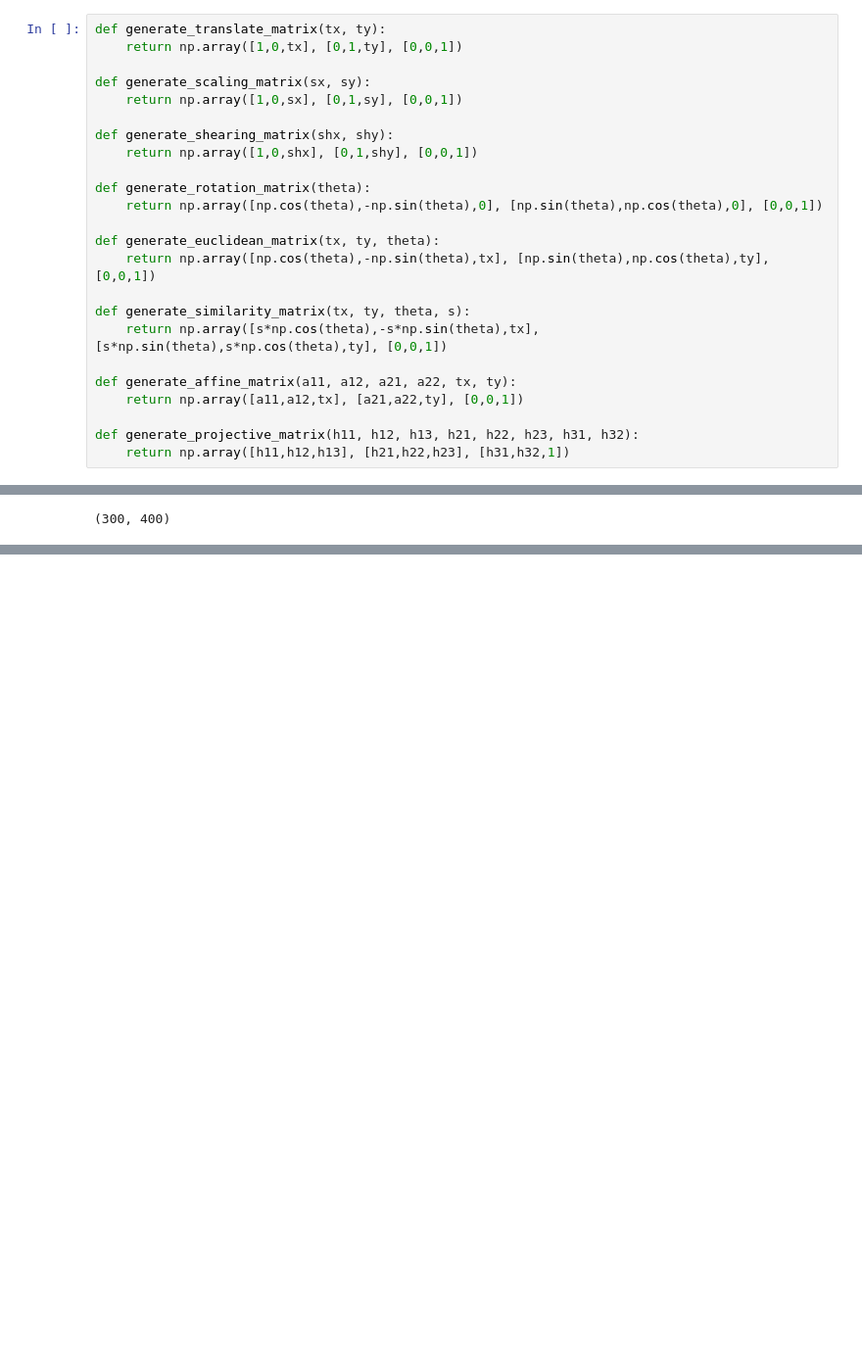
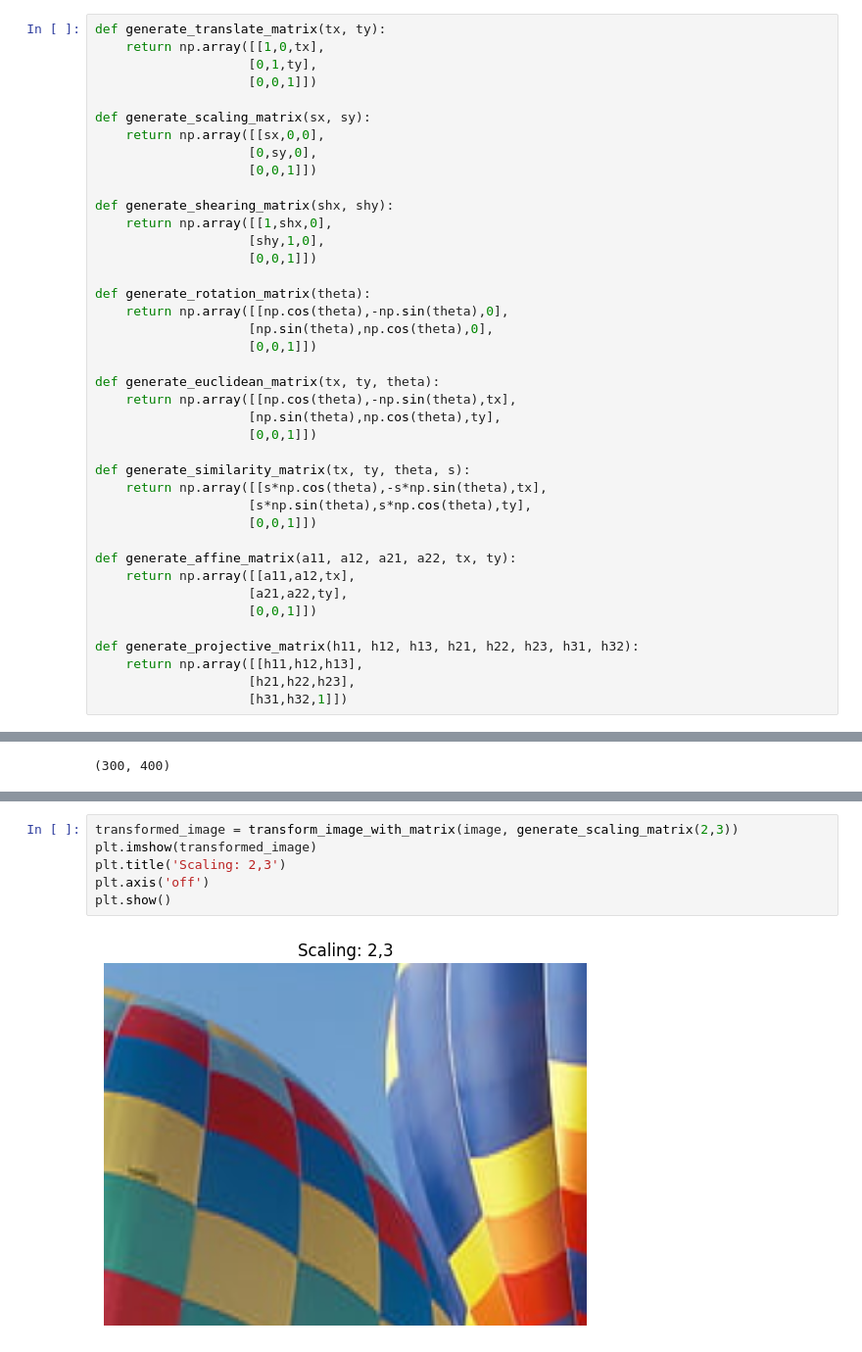
Before and after one commit to TheHuntsman4/Semester-6, a Jupyter notebook: Computer_Vision/labesheet1.ipynb, the cells around one changed output, grey strips where cells are left out. Shown at 98% size. Drawn from its saved outputs; the diff is of its cells as text; blank space fills up the shorter version.

Commit message:
feat: updates the notebook with more efficient mulitiplication and shows off all results

```diff
--- a/Computer_Vision/labesheet1.ipynb
+++ b/Computer_Vision/labesheet1.ipynb
@@ -48,28 +49,44 @@ def translate_using_matrix(image, tx, ty):
     tranformation_matrix = np.array([1,0,tx], [0,1,ty], [0,0,1])
 # %%
 def generate_translate_matrix(tx, ty):
-    return np.array([1,0,tx], [0,1,ty], [0,0,1])
+    return np.array([[1,0,tx],
+                    [0,1,ty],
+                    [0,0,1]])
 
 def generate_scaling_matrix(sx, sy):
-    return np.array([1,0,sx], [0,1,sy], [0,0,1])
+    return np.array([[sx,0,0],
+                    [0,sy,0],
+                    [0,0,1]])
 
 def generate_shearing_matrix(shx, shy):
-    return np.array([1,0,shx], [0,1,shy], [0,0,1])
+    return np.array([[1,shx,0],
+                    [shy,1,0],
+                    [0,0,1]])
 
 def generate_rotation_matrix(theta):
-    return np.array([np.cos(theta),-np.sin(theta),0], [np.sin(theta),np.cos(theta),0], [0,0,1])
+    return np.array([[np.cos(theta),-np.sin(theta),0],
+                    [np.sin(theta),np.cos(theta),0],
+                    [0,0,1]])
 
 def generate_euclidean_matrix(tx, ty, theta):
-    return np.array([np.cos(theta),-np.sin(theta),tx], [np.sin(theta),np.cos(theta),ty], [0,0,1])
+    return np.array([[np.cos(theta),-np.sin(theta),tx],
+                    [np.sin(theta),np.cos(theta),ty],
+                    [0,0,1]])
 
 def generate_similarity_matrix(tx, ty, theta, s):
-    return np.array([s*np.cos(theta),-s*np.sin(theta),tx], [s*np.sin(theta),s*np.cos(theta),ty], [0,0,1])
+    return np.array([[s*np.cos(theta),-s*np.sin(theta),tx],
+                    [s*np.sin(theta),s*np.cos(theta),ty],
+                    [0,0,1]])
 
 def generate_affine_matrix(a11, a12, a21, a22, tx, ty):
-    return np.array([a11,a12,tx], [a21,a22,ty], [0,0,1])
+    return np.array([[a11,a12,tx],
+                    [a21,a22,ty],
+                    [0,0,1]])
 
 def generate_projective_matrix(h11, h12, h13, h21, h22, h23, h31, h32):
-    return np.array([h11,h12,h13], [h21,h22,h23], [h31,h32,1])
+    return np.array([[h11,h12,h13],
+                    [h21,h22,h23],
+                    [h31,h32,1]])
 # %%
 translated_image = translate(image, 3,5)
 plt.imshow(translated_image)
@@ -125,0 +114,8 @@ TypeError: array() takes from 1 to 2 positional arguments but 3 were given
+# %%
+transformed_image = transform_image_with_matrix(image, generate_scaling_matrix(2,3))
+plt.imshow(transformed_image)
+plt.title('Scaling: 2,3')
+plt.axis('off')
+plt.show()
+# %% [output]
+[figure, added]
```
Also changed, not shown: parts of 10 cells of this notebook.
